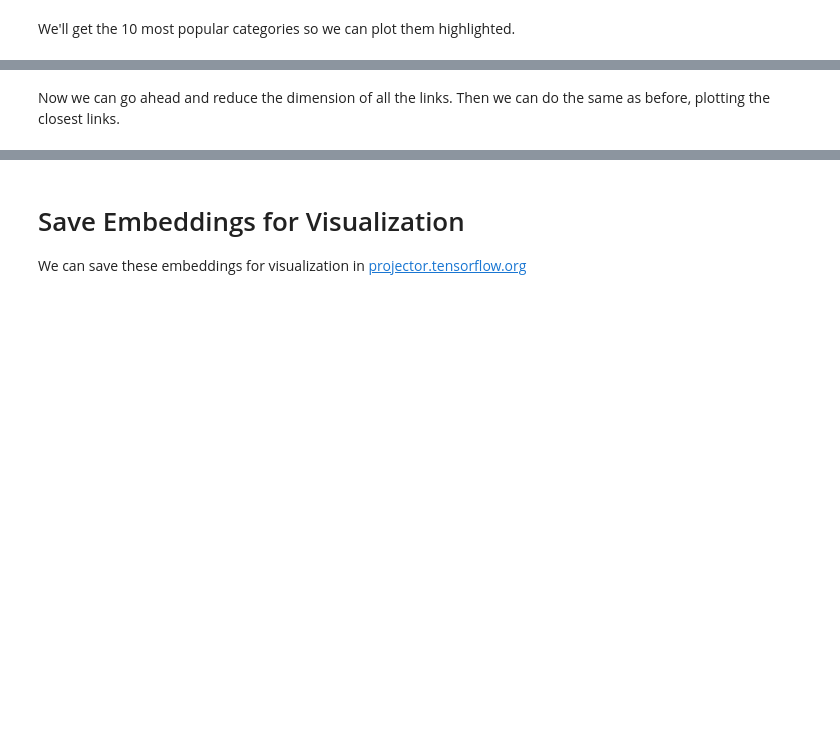
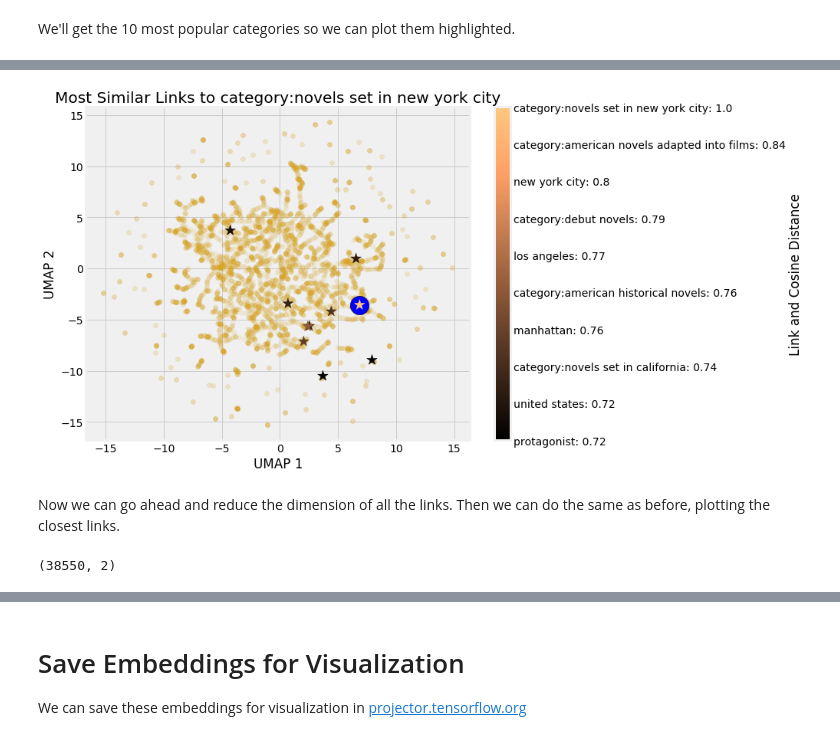
Before and after one commit to WillKoehrsen/wikipedia-data-science, a Jupyter notebook: Book Recommendation System.ipynb, the cells around one changed output, grey strips where cells are left out. Saved outputs shown, nothing was run; the diff lists cells and outputs as text; code cells hidden in the pictures; blank space fills up the shorter version.

```diff
--- a/Book Recommendation System.ipynb
+++ b/Book Recommendation System.ipynb
@@ -921,8 +980,12 @@ plot_closest('category:american science fiction novels', link_weights_acc, 'link
 # %%
-plot_closest('category:novels set in new york city', link_weights_acc, 'link', 10, link_ru)
+plot_closest('category:novels set in new york city', link_weights_class, 'link', 10, link_ru)
+# %% [output]
+[figure, added]
 # %% [markdown]
 Now we can go ahead and reduce the dimension of all the links. Then we can do the same as before, plotting the closest links.
 # %%
-link_ru = reduce_dim(link_weights_acc, components = 2, method = 'umap')
+link_ru = reduce_dim(link_weights_class, components = 2, method = 'umap')
 link_ru.shape
+# %% [output]
+(38550, 2)
 # %%
```
Also changed, not shown: parts of 20 cells of this notebook, 2 other files.
